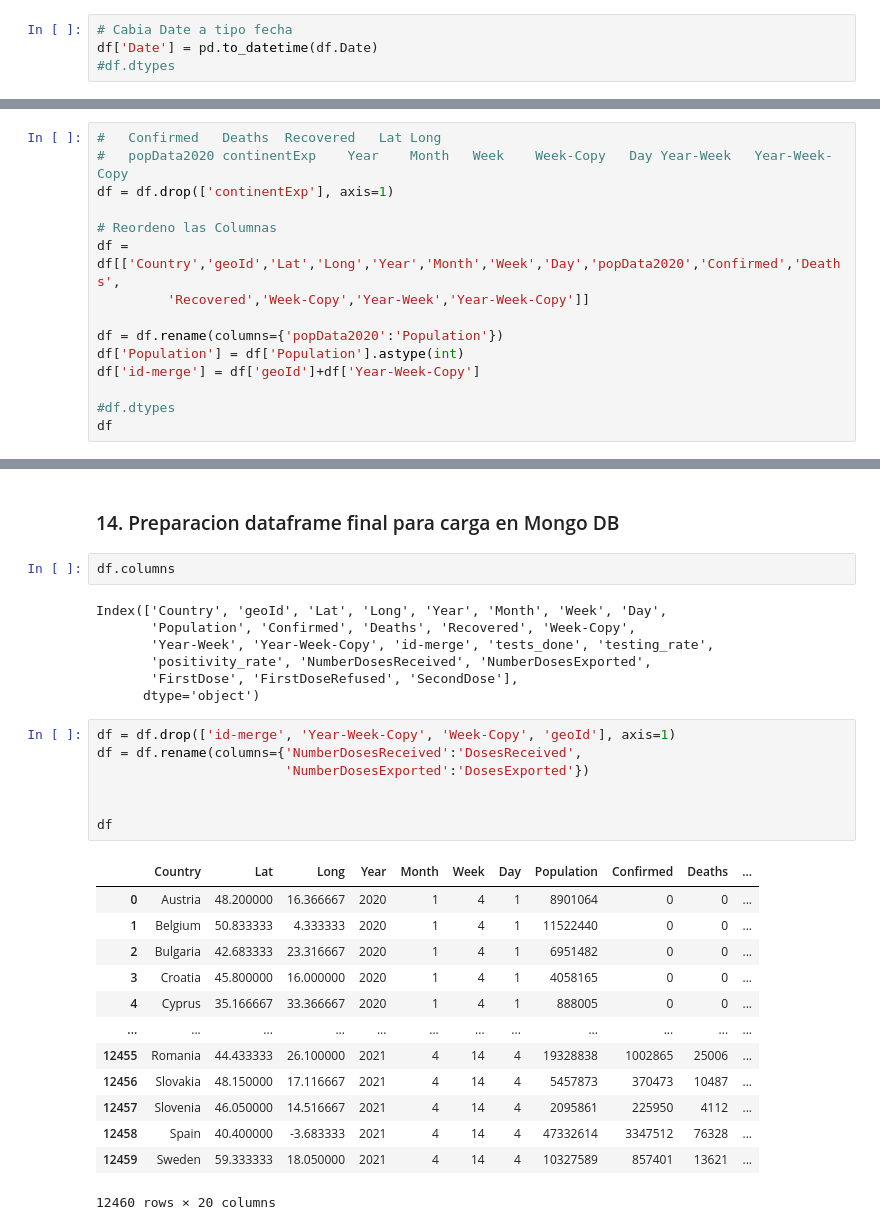
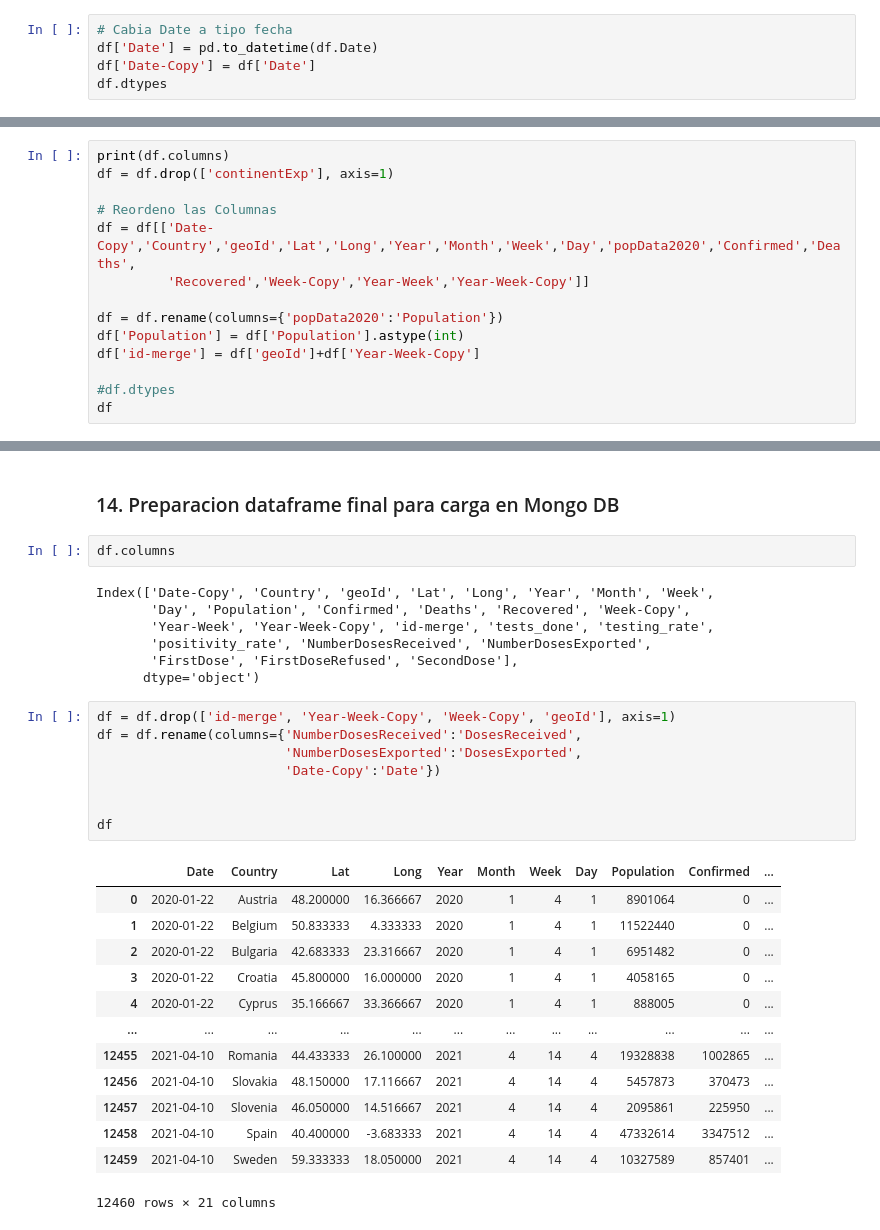
Before and after one commit to ParraCode/Core_Mid_Project-, a Jupyter notebook: data/data_cleaning.ipynb, the cells around one changed output, grey strips where cells are left out. Saved outputs shown, nothing was run; the diff lists cells and outputs as text.

```diff
--- a/data/data_cleaning.ipynb
+++ b/data/data_cleaning.ipynb
@@ -352,7 +352,8 @@ df
 # %%
 # Cabia Date a tipo fecha
 df['Date'] = pd.to_datetime(df.Date)
-#df.dtypes
+df['Date-Copy'] = df['Date']
+df.dtypes
 # %% [output]
 A value is trying to be set on a copy of a slice from a DataFrame.
 Try using .loc[row_indexer,col_indexer] = value instead
@@ -506,12 +525,11 @@ See the caveats in the documentation: https://pandas.pydata.org/pandas-docs/stab
 # %% [markdown]
 ### 10. Preaparo el dataframe (df) para el mergeo con `data_extra`. Ordeno las columnas y elimino las columnas sobrantes.
 # %%
-# 	Confirmed	Deaths	Recovered	Lat	Long
-# 	popData2020	continentExp	Year	Month	Week	Week-Copy	Day	Year-Week	Year-Week-Copy
+print(df.columns)
 df = df.drop(['continentExp'], axis=1)
 
 # Reordeno las Columnas
-df = df[['Country','geoId','Lat','Long','Year','Month','Week','Day','popData2020','Confirmed','Deaths',
+df = df[['Date-Copy','Country','geoId','Lat','Long','Year','Month','Week','Day','popData2020','Confirmed','Deaths',
          'Recovered','Week-Copy','Year-Week','Year-Week-Copy']]
 
 df = df.rename(columns={'popData2020':'Population'})
@@ -641,8 +663,8 @@ df
 # %%
 df.columns
 # %% [output]
-Index(['Country', 'geoId', 'Lat', 'Long', 'Year', 'Month', 'Week', 'Day',
-       'Population', 'Confirmed', 'Deaths', 'Recovered', 'Week-Copy',
+Index(['Date-Copy', 'Country', 'geoId', 'Lat', 'Long', 'Year', 'Month', 'Week',
+       'Day', 'Population', 'Confirmed', 'Deaths', 'Recovered', 'Week-Copy',
        'Year-Week', 'Year-Week-Copy', 'id-merge', 'tests_done', 'testing_rate',
        'positivity_rate', 'NumberDosesReceived', 'NumberDosesExported',
        'FirstDose', 'FirstDoseRefused', 'SecondDose'],
@@ -650,21 +672,22 @@ Index(['Country', 'geoId', 'Lat', 'Long', 'Year', 'Month', 'Week', 'Day',
 # %%
 df = df.drop(['id-merge', 'Year-Week-Copy', 'Week-Copy', 'geoId'], axis=1)
 df = df.rename(columns={'NumberDosesReceived':'DosesReceived',
-                        'NumberDosesExported':'DosesExported'})
+                        'NumberDosesExported':'DosesExported',
+                        'Date-Copy':'Date'})
 
 
 df
 # %% [output]
-|  | Country | Lat | Long | Year | Month | Week | Day | Population | Confirmed | Deaths | ... |
-| 0 | Austria | 48.200000 | 16.366667 | 2020 | 1 | 4 | 1 | 8901064 | 0 | 0 | ... |
-| 1 | Belgium | 50.833333 | 4.333333 | 2020 | 1 | 4 | 1 | 11522440 | 0 | 0 | ... |
-| 2 | Bulgaria | 42.683333 | 23.316667 | 2020 | 1 | 4 | 1 | 6951482 | 0 | 0 | ... |
-| 3 | Croatia | 45.800000 | 16.000000 | 2020 | 1 | 4 | 1 | 4058165 | 0 | 0 | ... |
-| 4 | Cyprus | 35.166667 | 33.366667 | 2020 | 1 | 4 | 1 | 888005 | 0 | 0 | ... |
+|  | Date | Country | Lat | Long | Year | Month | Week | Day | Population | Confirmed | ... |
+| 0 | 2020-01-22 | Austria | 48.200000 | 16.366667 | 2020 | 1 | 4 | 1 | 8901064 | 0 | ... |
+| 1 | 2020-01-22 | Belgium | 50.833333 | 4.333333 | 2020 | 1 | 4 | 1 | 11522440 | 0 | ... |
+| 2 | 2020-01-22 | Bulgaria | 42.683333 | 23.316667 | 2020 | 1 | 4 | 1 | 6951482 | 0 | ... |
+| 3 | 2020-01-22 | Croatia | 45.800000 | 16.000000 | 2020 | 1 | 4 | 1 | 4058165 | 0 | ... |
+| 4 | 2020-01-22 | Cyprus | 35.166667 | 33.366667 | 2020 | 1 | 4 | 1 | 888005 | 0 | ... |
 | ... | ... | ... | ... | ... | ... | ... | ... | ... | ... | ... | ... |
-| 12455 | Romania | 44.433333 | 26.100000 | 2021 | 4 | 14 | 4 | 19328838 | 1002865 | 25006 | ... |
-| 12456 | Slovakia | 48.150000 | 17.116667 | 2021 | 4 | 14 | 4 | 5457873 | 370473 | 10487 | ... |
-| 12457 | Slovenia | 46.050000 | 14.516667 | 2021 | 4 | 14 | 4 | 2095861 | 225950 | 4112 | ... |
-| 12458 | Spain | 40.400000 | -3.683333 | 2021 | 4 | 14 | 4 | 47332614 | 3347512 | 76328 | ... |
-| 12459 | Sweden | 59.333333 | 18.050000 | 2021 | 4 | 14 | 4 | 10327589 | 857401 | 13621 | ... |
+| 12455 | 2021-04-10 | Romania | 44.433333 | 26.100000 | 2021 | 4 | 14 | 4 | 19328838 | 1002865 | ... |
+| 12456 | 2021-04-10 | Slovakia | 48.150000 | 17.116667 | 2021 | 4 | 14 | 4 | 5457873 | 370473 | ... |
+| 12457 | 2021-04-10 | Slovenia | 46.050000 | 14.516667 | 2021 | 4 | 14 | 4 | 2095861 | 225950 | ... |
+| 12458 | 2021-04-10 | Spain | 40.400000 | -3.683333 | 2021 | 4 | 14 | 4 | 47332614 | 3347512 | ... |
+| 12459 | 2021-04-10 | Sweden | 59.333333 | 18.050000 | 2021 | 4 | 14 | 4 | 10327589 | 857401 | ... |
-12460 rows × 20 columns
+12460 rows × 21 columns
```
Also changed, not shown: parts of 7 cells of this notebook.
